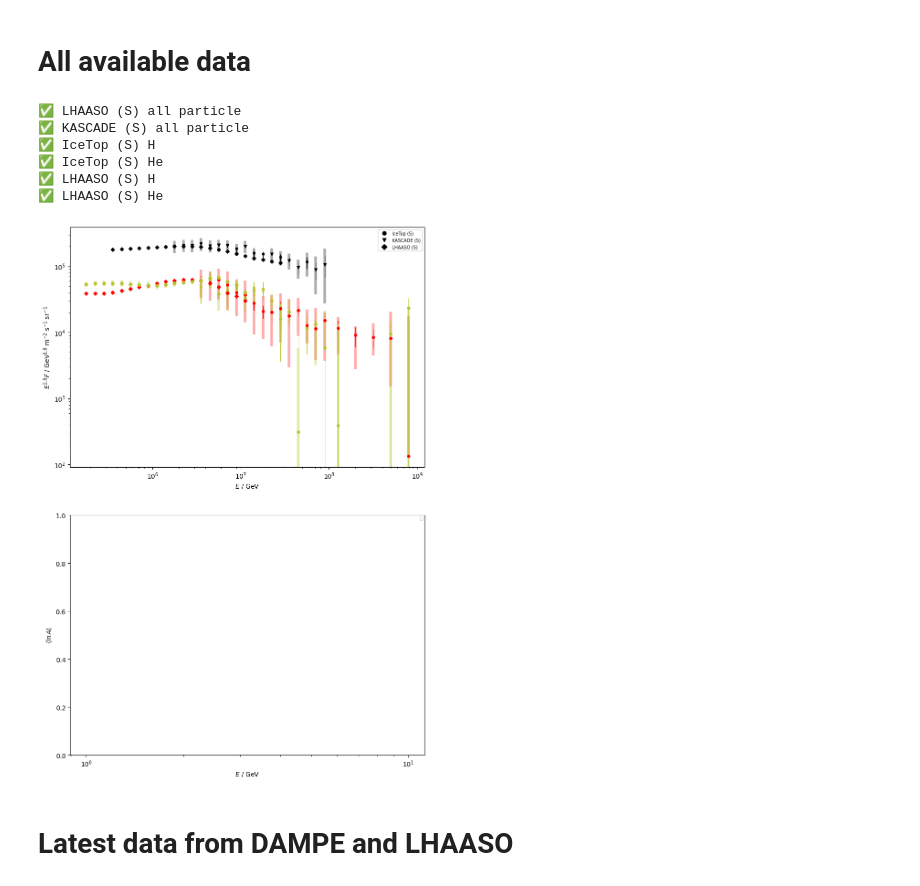
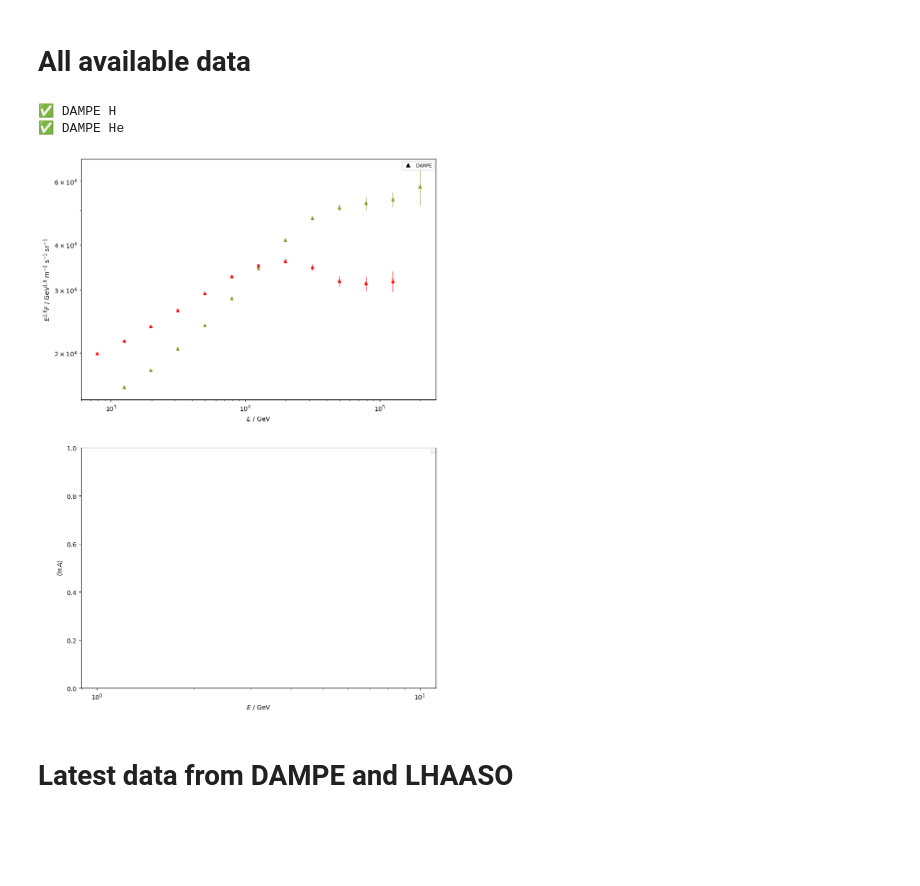
Before and after one commit to nj-vs-vh/EVA, a Jupyter notebook: scripts/data.ipynb, the cells around one changed output. Saved outputs shown, nothing was run; the diff lists cells and outputs as text; code cells hidden in the pictures; blank space fills up the shorter version.

```diff
--- a/scripts/data.ipynb
+++ b/scripts/data.ipynb
@@ -15,31 +15,27 @@ from cr_knee_fit.fit_data import Data, DataConfig
 # %%
 ALL = experiments.DIRECT + experiments.INDIRECT
 conf = DataConfig(
     # experiments_elements=list(ALL),
     # experiments_all_particle=ALL,
     # experiments_lnA=ALL,
-    experiments_elements=[experiments.ice_top_sibyll, experiments.lhaaso_sibyll],
-    experiments_all_particle=[experiments.lhaaso_sibyll, experiments.kascade_sibyll],
+    experiments_elements=[experiments.dampe],
+    experiments_all_particle=[],
     experiments_lnA=[],
     # elements=Element.regular(),
     default_elements=[
         Element.H,
         Element.He,
     ],
     elements_R_bounds=(5e2, 1e10),
 )
 
 d = Data.load(conf, verbose=True)
 fig, ax = plt.subplots(nrows=2, figsize=(10, 15))
 fig = d.plot(scale=2.8, figure=fig)
 # %% [output]
-✅ LHAASO (S) all particle
-✅ KASCADE (S) all particle
-✅ IceTop (S) H
-✅ IceTop (S) He
-✅ LHAASO (S) H
-✅ LHAASO (S) He
+✅ DAMPE H
+✅ DAMPE He
-[figure, old version]
+[figure, new version]
 # %% [markdown]
 # Latest data from DAMPE and LHAASO
 # %%
```
Also changed, not shown: 5 other files.
